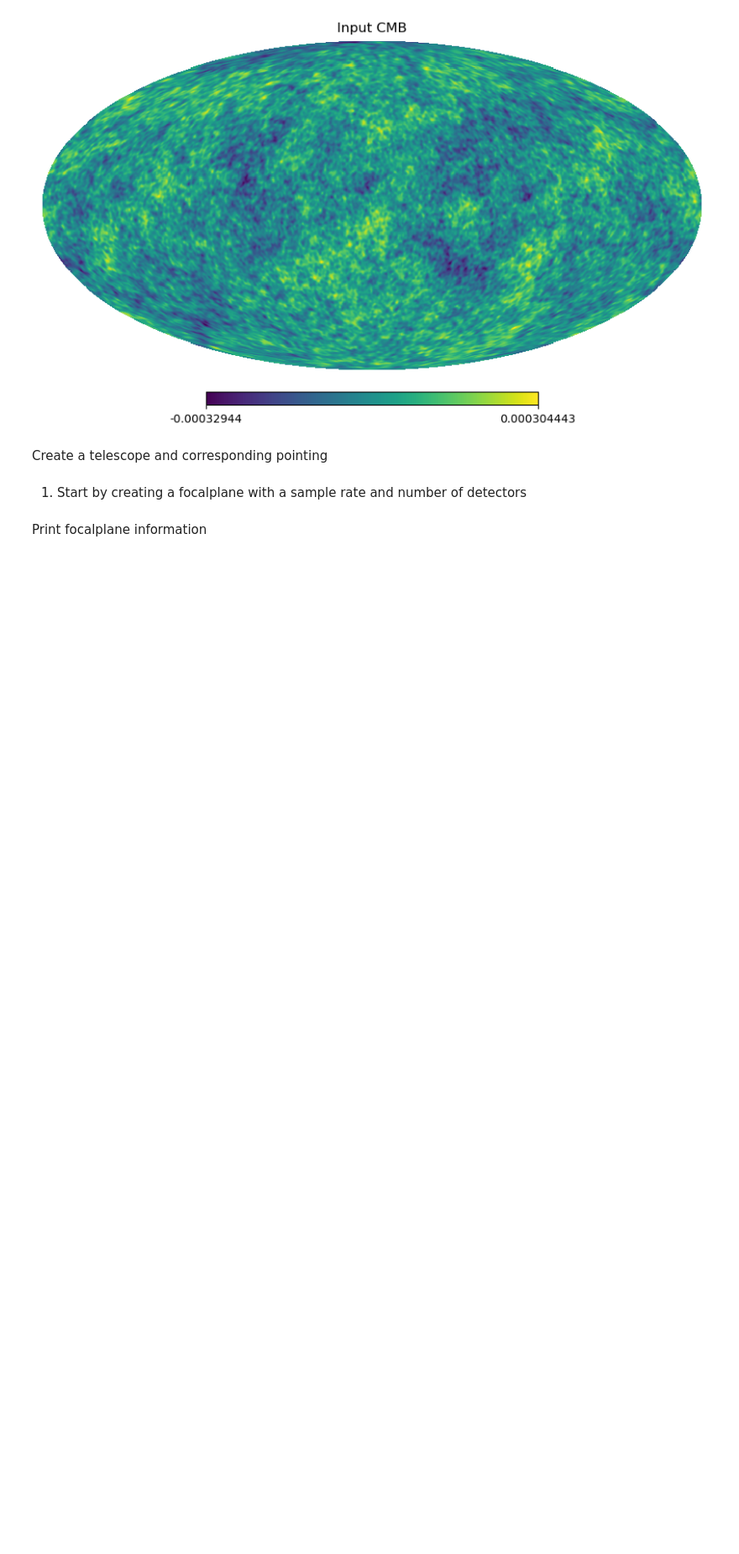
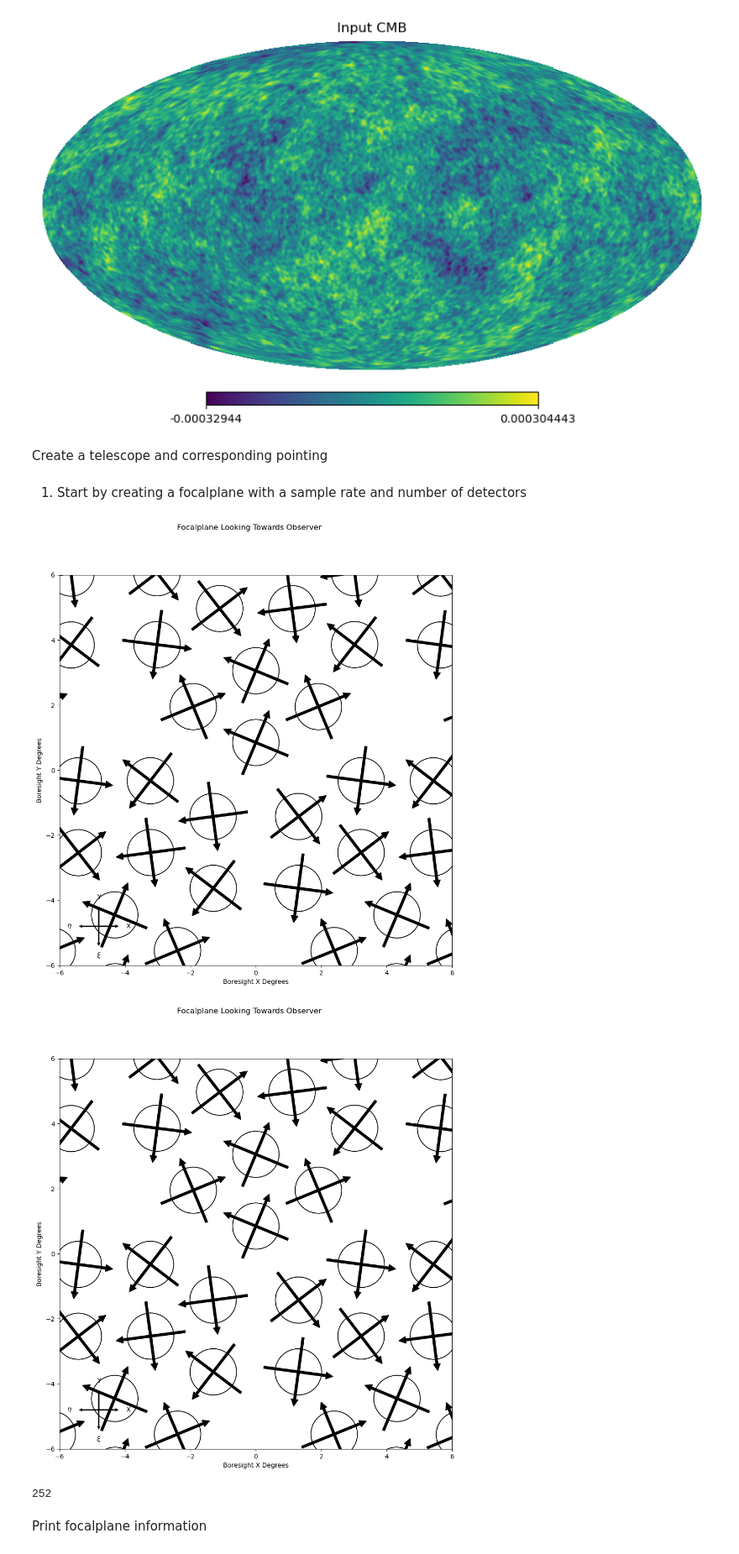
Before and after one commit to julientang/M2-internship, a Jupyter notebook: notebook/custom_destriping.ipynb, the cells around one changed output. Shown at 84% size. Cells and saved outputs as stored; diff of their text form; code cells hidden in the pictures; blank space fills up the shorter version.

```diff
--- a/notebook/custom_destriping.ipynb
+++ b/notebook/custom_destriping.ipynb
@@ -88,6 +86,15 @@ focalplane = toast.instrument.Focalplane(sample_rate=10*u.Hz#,thinfp=256
 # %%
 with toast.io.H5File("focalplane_SAT3_SAT_f030.h5", "r", comm=comm, force_serial=True) as f:
             focalplane.load_hdf5(f.handle, comm=comm)
+# %%
+plot_focalplane(focalplane, width=10*u.degree, height = 10*u.degree)
+# %% [output]
+[figure, added]
+[figure, added]
+# %%
+len(focalplane.detectors)
+# %% [output]
+252
 # %% [markdown]
 Print focalplane information
 # %%
```
Also changed, not shown: parts of 75 cells of this notebook.
